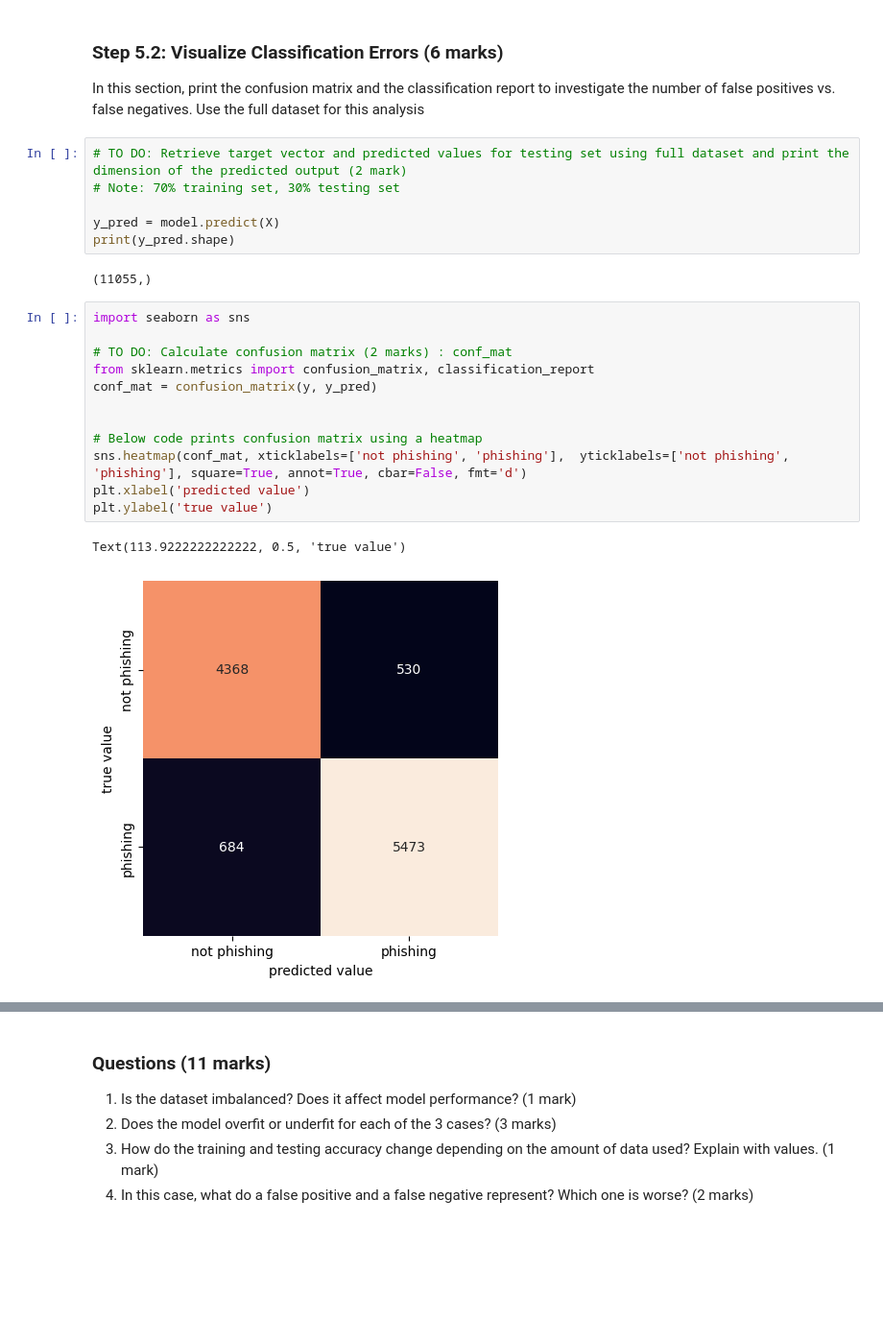
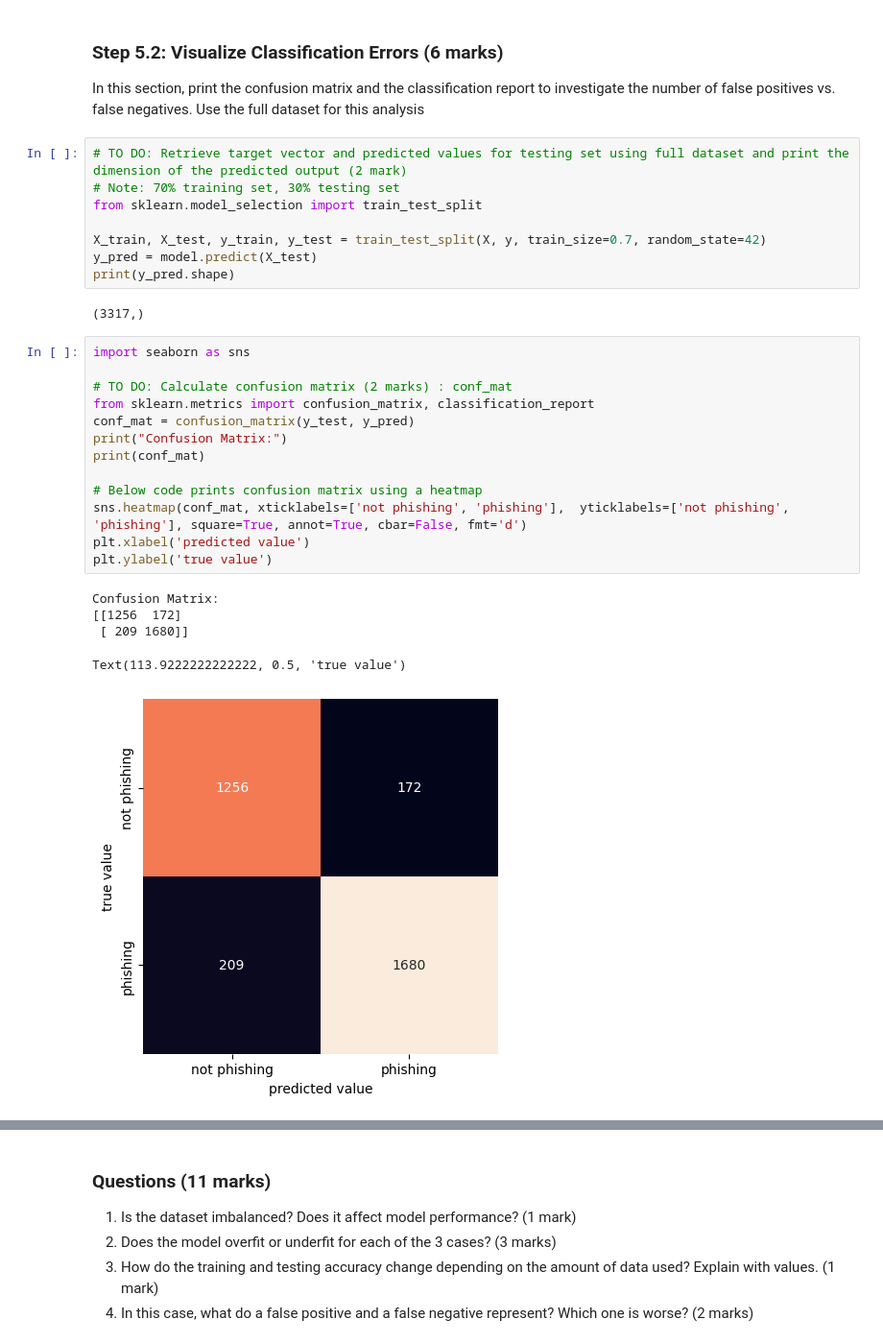
Before and after one commit to KatiaAbdulBaki/engg680_2024_fall, a Jupyter notebook: Lab_Assignment3/IntroMachineLearning(GradientDescent,LogisticRegression).ipynb, the cells around one changed output, grey strips where cells are left out. Shown at 96% size. Drawn from its saved outputs; the diff is of its cells as text; blank space fills up the shorter version.

```diff
--- a/Lab_Assignment3/IntroMachineLearning(GradientDescent,LogisticRegression).ipynb
+++ b/Lab_Assignment3/IntroMachineLearning(GradientDescent,LogisticRegression).ipynb
@@ -638,25 +638,31 @@ In this section, print the confusion matrix and the classification report to inv
 # %%
 # TO DO: Retrieve target vector and predicted values for testing set using full dataset and print the dimension of the predicted output (2 mark)
 # Note: 70% training set, 30% testing set
+from sklearn.model_selection import train_test_split
 
-y_pred = model.predict(X)
+X_train, X_test, y_train, y_test = train_test_split(X, y, train_size=0.7, random_state=42)
+y_pred = model.predict(X_test)
 print(y_pred.shape)
 # %% [output]
-(11055,)
+(3317,)
 # %%
 import seaborn as sns
 
 # TO DO: Calculate confusion matrix (2 marks) : conf_mat
 from sklearn.metrics import confusion_matrix, classification_report
-conf_mat = confusion_matrix(y, y_pred)
-
+conf_mat = confusion_matrix(y_test, y_pred)
+print("Confusion Matrix:")
+print(conf_mat)
 
 # Below code prints confusion matrix using a heatmap
 sns.heatmap(conf_mat, xticklabels=['not phishing', 'phishing'],  yticklabels=['not phishing', 'phishing'], square=True, annot=True, cbar=False, fmt='d')
 plt.xlabel('predicted value')
 plt.ylabel('true value')
 # %% [output]
-Text(113.9222222222222, 0.5, 'true value')
+Confusion Matrix:
+[[1256  172]
+ [ 209 1680]]
+Text(113.9222222222222, 0.5, 'true value')
-[figure, old version]
+[figure, new version]
 # %%
 # TO DO: Print classification report (2 marks)
```
Also changed, not shown: parts of 7 cells of this notebook.
